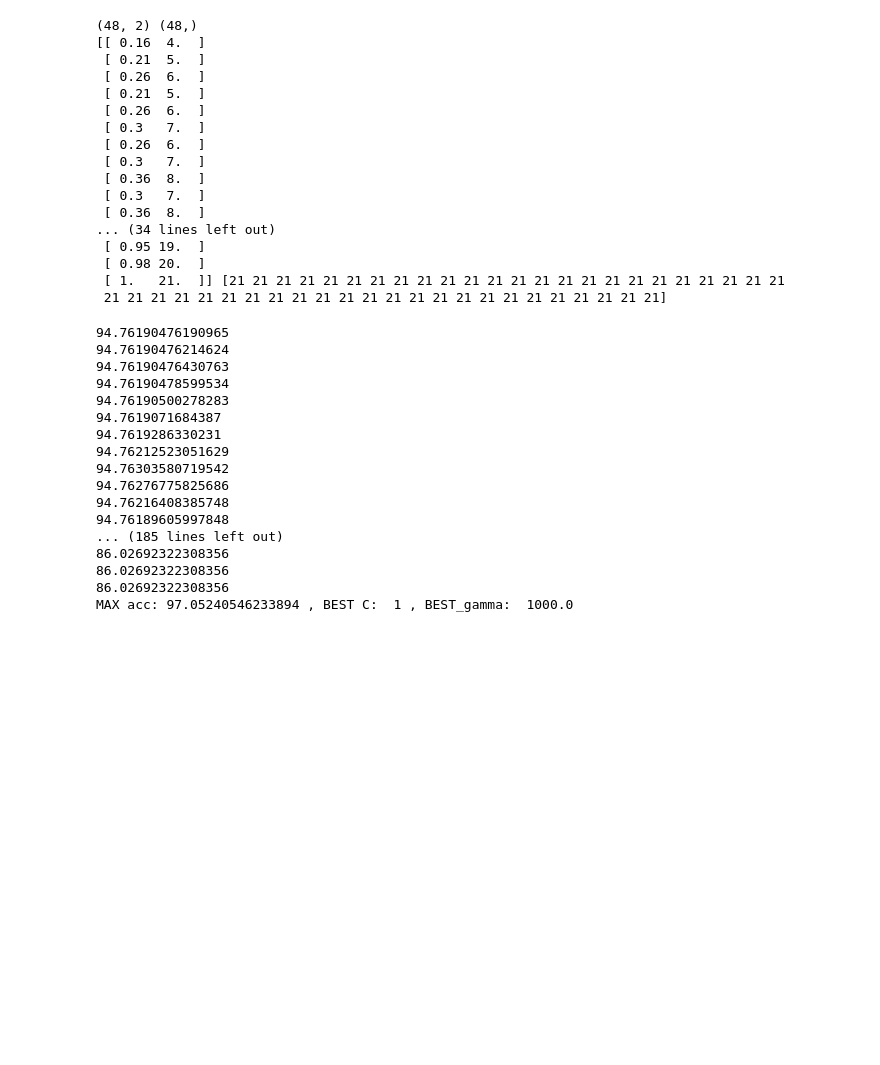
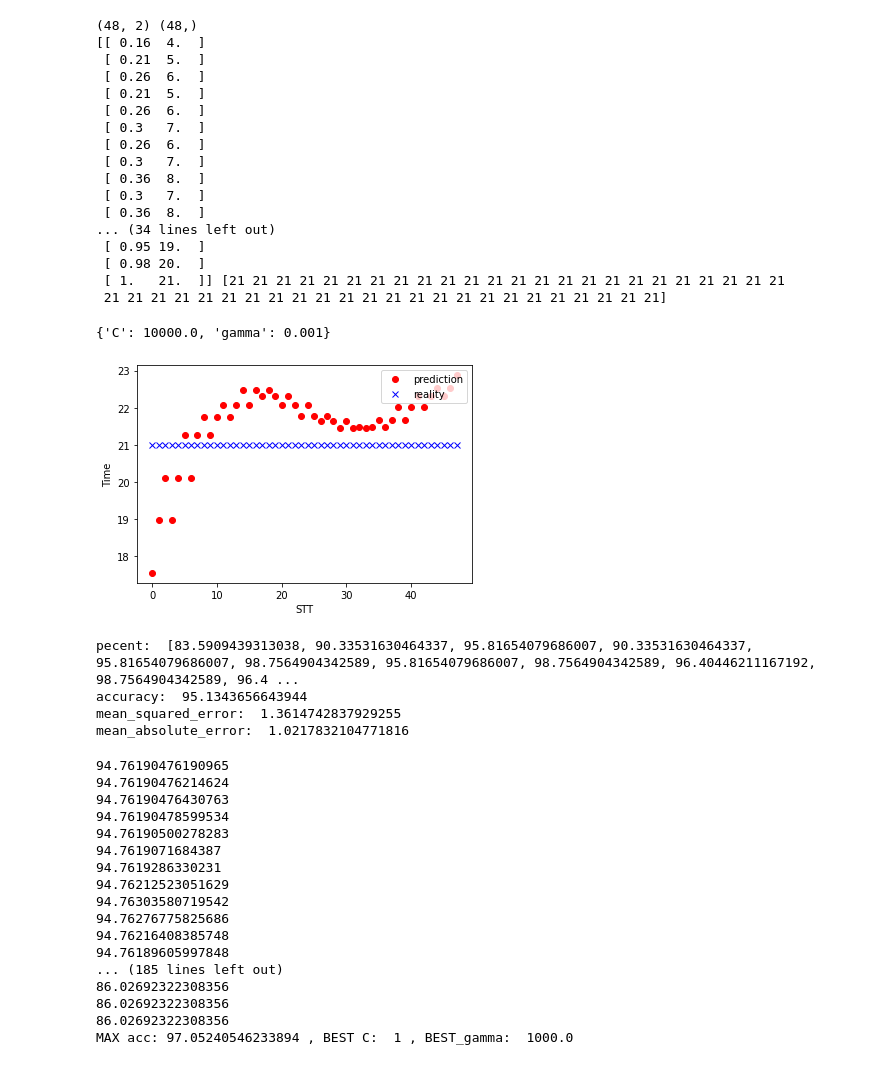
Before and after one commit to canhtc/KTCNPM, a Jupyter notebook: K61_SVM_XT_AT_Total_AT.ipynb, the cells around one changed output. Saved outputs shown, nothing was run; the diff lists cells and outputs as text; code cells hidden in the pictures; blank space fills up the shorter version.

```diff
--- a/K61_SVM_XT_AT_Total_AT.ipynb
+++ b/K61_SVM_XT_AT_Total_AT.ipynb
@@ -128,6 +137,59 @@ print(x_test, y_test)
  [ 0.98 20.  ]
  [ 1.   21.  ]] [21 21 21 21 21 21 21 21 21 21 21 21 21 21 21 21 21 21 21 21 21 21 21 21
  21 21 21 21 21 21 21 21 21 21 21 21 21 21 21 21 21 21 21 21 21 21 21 21]
+# %%
+gsc = GridSearchCV(
+        estimator=SVR(kernel='rbf'),
+        param_grid={
+            'C': [1e-5, 1e-4, 1e-3, 1e-2, 1e-1, 1, 1e2, 1e3, 1e4, 1e5],
+            'gamma': [1e-10, 1e-9, 1e-8, 1e-7, 1e-6, 1e-5, 1e-4, 1e-3, 1e-2, 1e-1, 1, 1e2, 1e3, 1e4, 1e5, 1e6, 1e7, 1e8, 1e9, 1e10]
+        },
+        cv=5, scoring='neg_mean_squared_error', verbose=0, n_jobs=-1)
+        # neg_root_mean_squared_error
+        # neg_mean_squared_error
+        # neg_mean_absolute_error
+# %%
+grid_result = gsc.fit(x_train, y_train)
+best_params = grid_result.best_params_
+print(best_params)
+best_svr = SVR(kernel='rbf', C=best_params["C"], gamma=best_params["gamma"])
+# %% [output]
+{'C': 10000.0, 'gamma': 0.001}
+# %%
+from sklearn.metrics import mean_absolute_error, explained_variance_score
+
+best_svr.fit(x_train, y_train)
+
+result = best_svr.predict(x_test)
+print()
+test_output = y_test.reshape(result.size)
+plt.plot(result,'o', color='r')
+plt.plot(test_output,'x', color='b')
+plt.xlabel("STT")
+plt.ylabel("Time")
+# print("actually: ",test_output)
+# print("model: ", result)
+
+plt.legend(('prediction', 'reality'),loc='upper right')
+plt.show()
+
+percent = []
+acc = 0
+
+for i in range(y_test.size):
+  p = (1- abs(y_test[i]-result[i])/test_output[i])*100
+  percent.append(p)
+  acc += p
+print("pecent: ", percent)
+print("accuracy: ", acc/(result.size))
+print("mean_squared_error: ", mean_squared_error(test_output,result))
+print("mean_absolute_error: ", mean_absolute_error(test_output,result))
+# %% [output]
+[figure, added]
+pecent:  [83.5909439313038, 90.33531630464337, 95.81654079686007, 90.33531630464337, 95.81654079686007, 98.7564904342589, 95.81654079686007, 98.7564904342589, 96.40446211167192, 98.7564904342589, 96.4 ...
+accuracy:  95.1343656643944
+mean_squared_error:  1.3614742837929255
+mean_absolute_error:  1.0217832104771816
 # %%
 C_2d_range = [1e-5, 1e-4, 1e-3, 1e-2, 1e-1, 1, 1e2, 1e3, 1e4, 1e5]
 gamma_2d_range = [1e-10, 1e-9, 1e-8, 1e-7, 1e-6, 1e-5, 1e-4, 1e-3, 1e-2, 1e-1, 1, 1e2, 1e3, 1e4, 1e5, 1e6, 1e7, 1e8, 1e9, 1e10]
```
Also changed, not shown: parts of 4 cells of this notebook.
